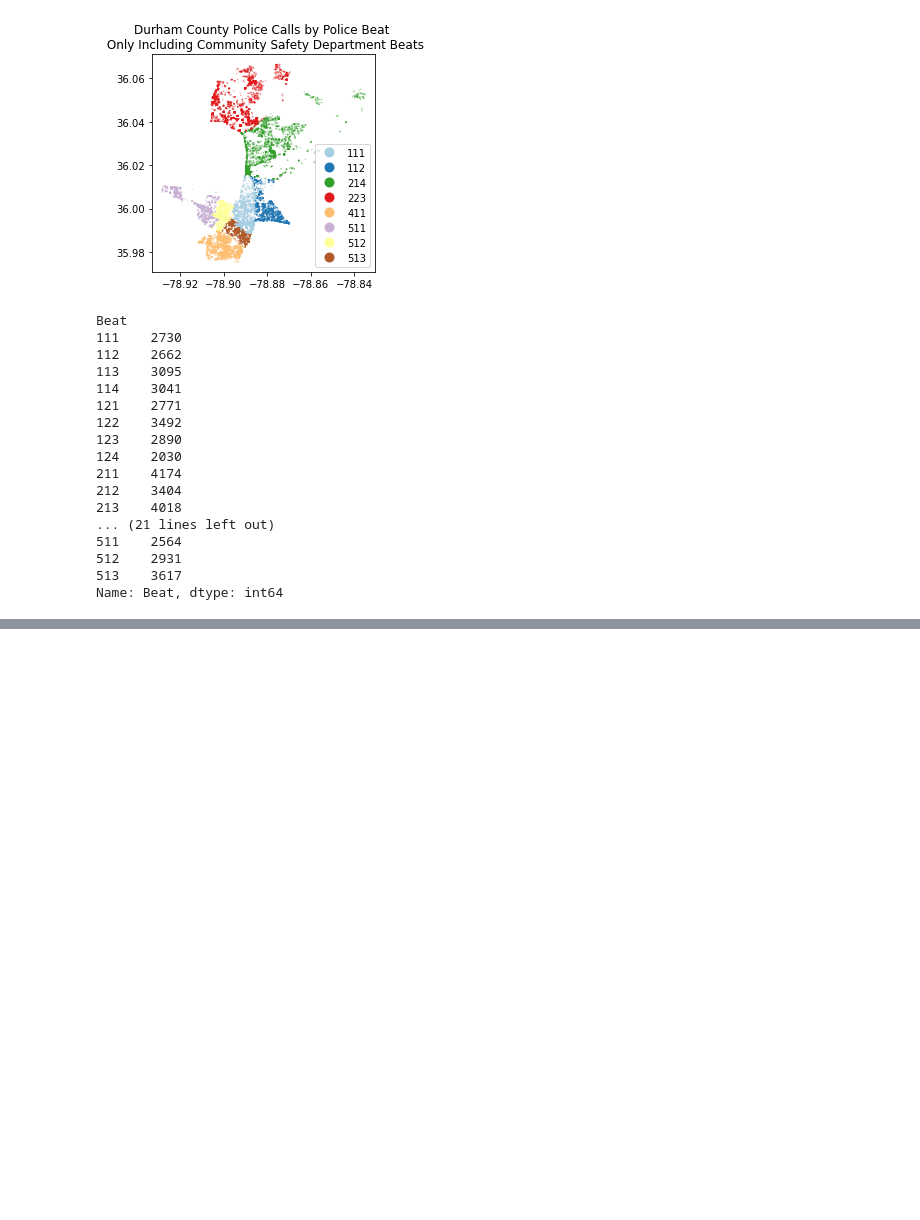
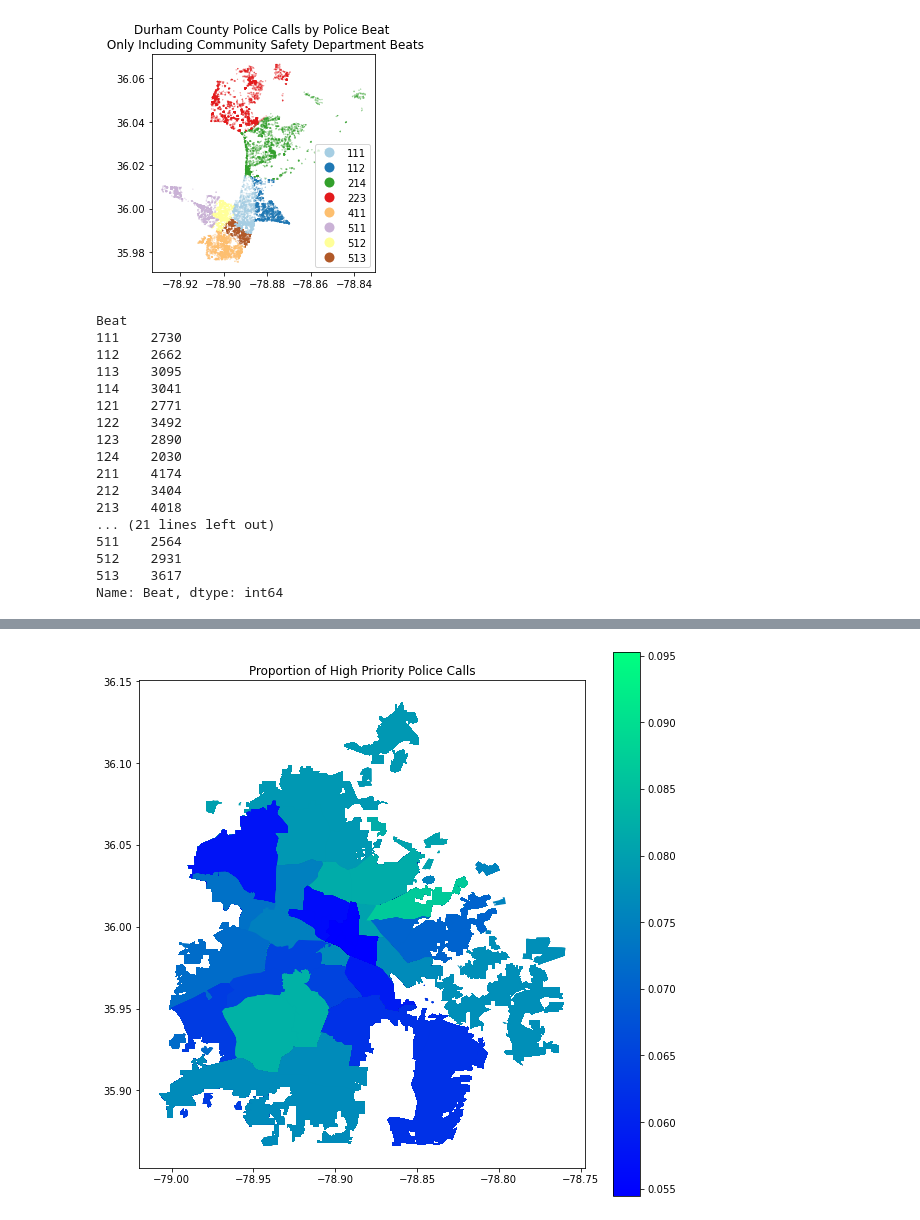
Before and after one commit to sadiesheridan/dataplus-project27-community-safety-durham, a Jupyter notebook: 10_code/EDA.ipynb, the cells around one changed output, grey strips where cells are left out. Cells and saved outputs as stored; diff of their text form; code cells hidden in the pictures; blank space fills up the shorter version.

Commit message:
Added chloropleth plot

```diff
--- a/10_code/EDA.ipynb
+++ b/10_code/EDA.ipynb
@@ -509,0 +432,4 @@ KeyError: 'Beat'
+# %%
+#Grouping policebeats_w_dpd by beat
+allcalls = policebeats_w_dpd.groupby(['Beat']).size().to_frame(name = 'calls_count').reset_index()
+allcalls
@@ -509,0 +454,4 @@ KeyError: 'Beat'
+# %%
+#Grouping priority calls by beat
+onlypcalls = Pcalls.groupby(['Beat']).size().to_frame(name = 'pcalls_count').reset_index()
+onlypcalls
@@ -509,0 +476,9 @@ KeyError: 'Beat'
+# %%
+#Add a proportions column
+combcalls = pd.merge(allcalls, onlypcalls, on ='Beat')
+
+combcalls['propofpcalls']= combcalls['pcalls_count'] / combcalls['calls_count']
+
+combcalls.sort_values(by='propofpcalls', inplace=True, ascending=False)
+
+combcalls.head()
@@ -509,0 +503,7 @@ KeyError: 'Beat'
+# %%
+#Merged the caller data with combcalls by changing the index
+policebeats_w_dpd2 = policebeats_w_dpd.copy()
+
+combcalls_merge = policebeats_w_dpd2.set_index('Beat').join(combcalls.set_index('Beat'))
+
+combcalls_merge.head(3)
@@ -510,2 +538,14 @@ KeyError: 'Beat'
+# %%
+#Plot chloropleth map with merged data
+fig, ax = plt.subplots(figsize = (10,10))
+
+combcalls_merge.plot(column='propofpcalls',
+                         legend=True,
+                         cmap="winter", ax=ax, aspect=1);
+
+ax.set(title='Proportion of High Priority Police Calls')
+plt.show()
+# %% [output]
+[figure, added]
 # %%
 #Merge population data
```
Also changed, not shown: parts of 14 cells of this notebook.
